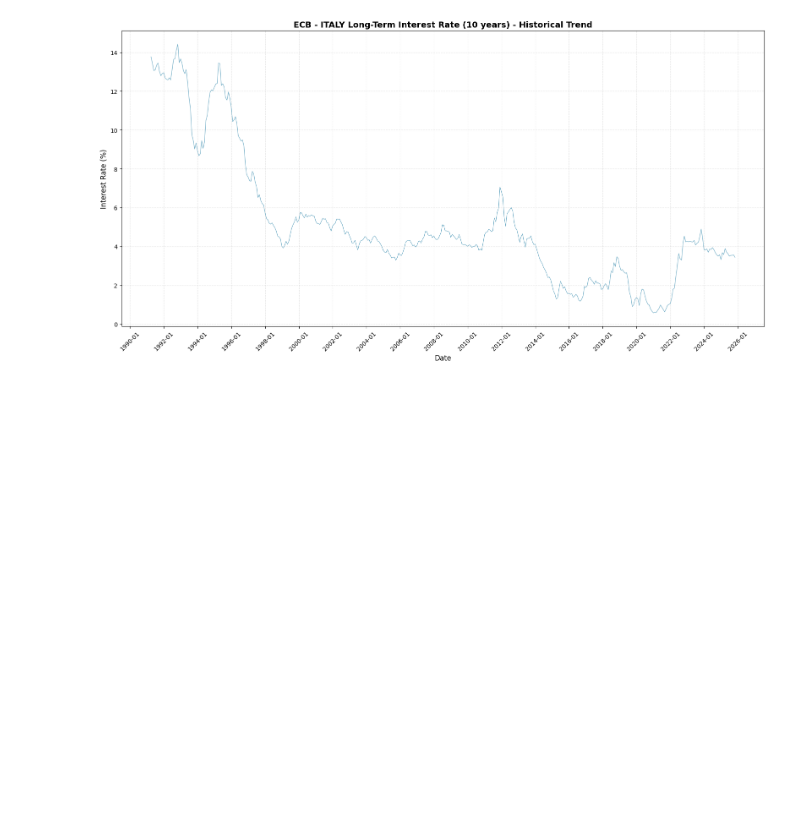
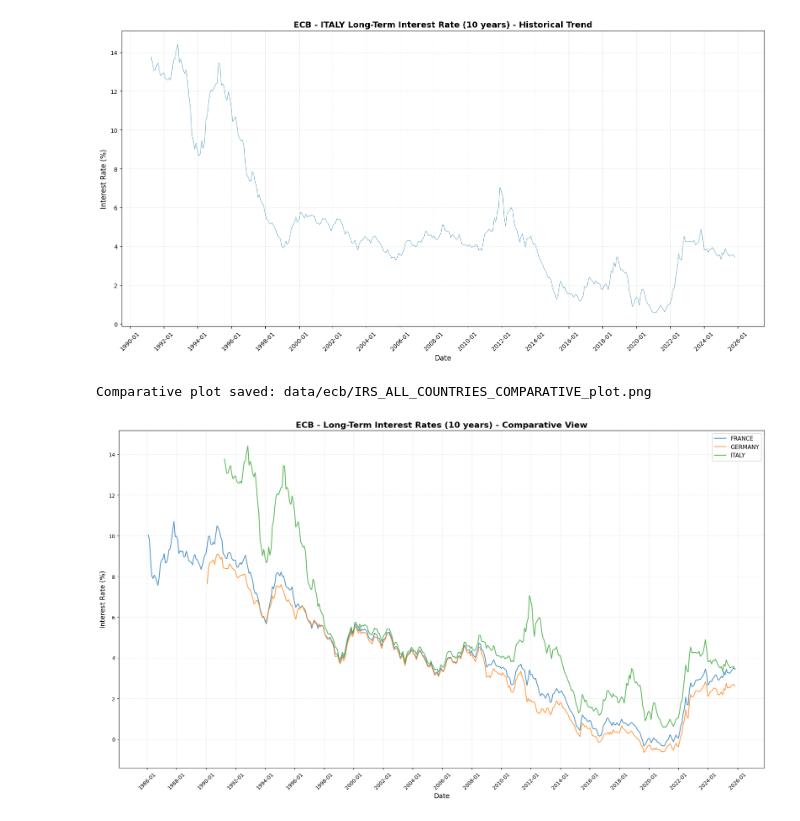
Before and after one commit to amedeos/fire-eu-analysis, a Jupyter notebook: src/06_ecb.ipynb, the cells around one changed output. Drawn from its saved outputs; the diff is of its cells as text; code cells hidden in the pictures; blank space fills up the shorter version.

Commit message:
add final plot

```diff
--- a/src/06_ecb.ipynb
+++ b/src/06_ecb.ipynb
@@ -275,3 +275,40 @@ Plot saved: data/ecb/IRS_FRANCE_MONTHLY_plot.png
 Saved: data/ecb/IRS_ITALY_MONTHLY.csv
 Plot saved: data/ecb/IRS_ITALY_MONTHLY_plot.png
 [figure]
+# %%
+# Create a comparative plot with all countries
+if len(processed_data) > 0:
+    plt.figure(figsize=(18, 10))
+
+    # Define a color palette for different countries
+    colors = plt.cm.tab10(range(len(processed_data)))
+
+    # Plot each country
+    for idx, (country_name, df_data) in enumerate(sorted(processed_data.items())):
+        plt.plot(df_data['DATE'], df_data['Long-Term interest rate'],
+                linewidth=1.5, label=country_name, color=colors[idx], alpha=0.8)
+
+    plt.title('ECB - Long-Term Interest Rates (10 years) - Comparative View',
+              fontsize=16, fontweight='bold')
+    plt.xlabel('Date', fontsize=13)
+    plt.ylabel('Interest Rate (%)', fontsize=13)
+    plt.legend(loc='best', fontsize=11, framealpha=0.9)
+    plt.grid(True, alpha=0.3, linestyle='--')
+    plt.tight_layout()
+
+    # Format x-axis dates
+    plt.gca().xaxis.set_major_formatter(mdates.DateFormatter('%Y-%m'))
+    plt.gca().xaxis.set_major_locator(mdates.YearLocator(2))  # Show every 2 years
+    plt.xticks(rotation=45)
+
+    # Save comparative plot
+    comparative_plot_path = os.path.join(output_dir, 'IRS_ALL_COUNTRIES_COMPARATIVE_plot.png')
+    plt.savefig(comparative_plot_path, dpi=150, bbox_inches='tight')
+    print(f"Comparative plot saved: {comparative_plot_path}")
+
+    plt.show()
+else:
+    print("No data available for comparative plot")
+# %% [output]
+Comparative plot saved: data/ecb/IRS_ALL_COUNTRIES_COMPARATIVE_plot.png
+[figure, added]
```
